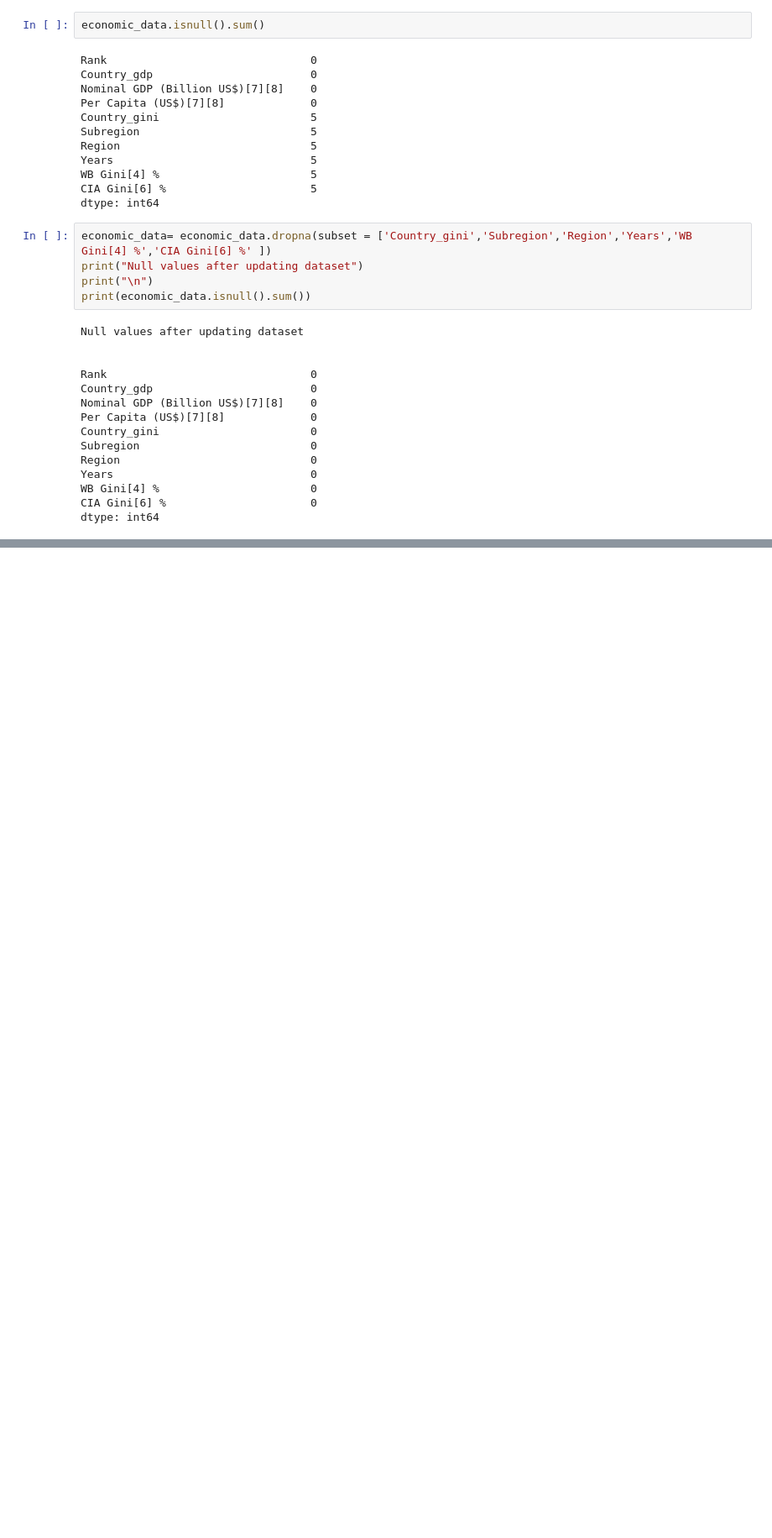
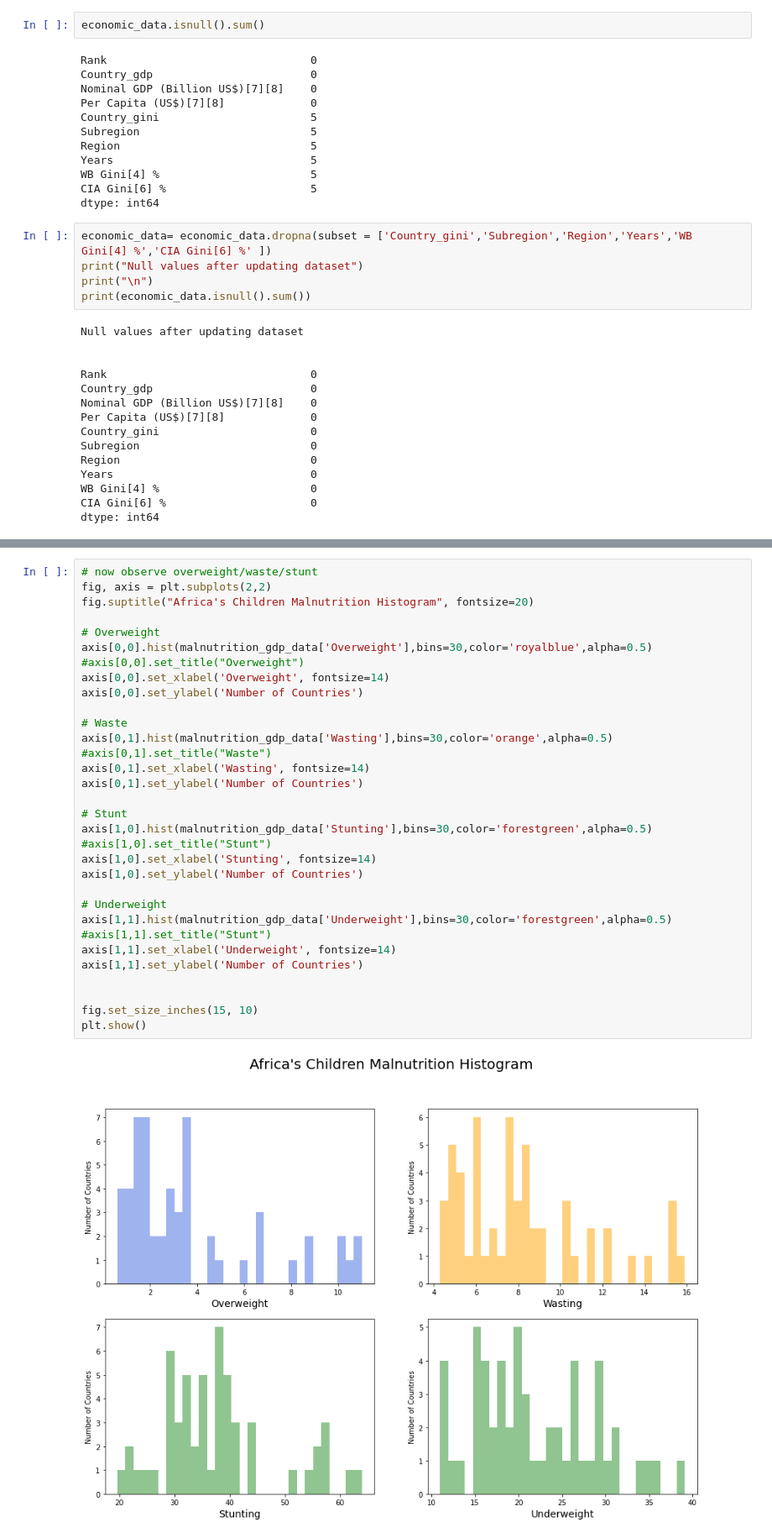
Before and after one commit to Oluwaleke/Child_malnutrition, a Jupyter notebook: Malnutrition_africa.ipynb, the cells around one changed output, grey strips where cells are left out. Shown at 84% size. Cells and saved outputs as stored; diff of their text form; blank space fills up the shorter version.

```diff
--- a/Malnutrition_africa.ipynb
+++ b/Malnutrition_africa.ipynb
@@ -316,0 +325,34 @@ dtype: int64
+# %%
+# now observe overweight/waste/stunt
+fig, axis = plt.subplots(2,2)
+fig.suptitle("Africa's Children Malnutrition Histogram", fontsize=20)
+
+# Overweight
+axis[0,0].hist(malnutrition_gdp_data['Overweight'],bins=30,color='royalblue',alpha=0.5)
+#axis[0,0].set_title("Overweight")
+axis[0,0].set_xlabel('Overweight', fontsize=14)
+axis[0,0].set_ylabel('Number of Countries')
+
+# Waste
+axis[0,1].hist(malnutrition_gdp_data['Wasting'],bins=30,color='orange',alpha=0.5)
+#axis[0,1].set_title("Waste")
+axis[0,1].set_xlabel('Wasting', fontsize=14)
+axis[0,1].set_ylabel('Number of Countries')
+
+# Stunt
+axis[1,0].hist(malnutrition_gdp_data['Stunting'],bins=30,color='forestgreen',alpha=0.5)
+#axis[1,0].set_title("Stunt")
+axis[1,0].set_xlabel('Stunting', fontsize=14)
+axis[1,0].set_ylabel('Number of Countries')
+
+# Underweight
+axis[1,1].hist(malnutrition_gdp_data['Underweight'],bins=30,color='forestgreen',alpha=0.5)
+#axis[1,1].set_title("Stunt")
+axis[1,1].set_xlabel('Underweight', fontsize=14)
+axis[1,1].set_ylabel('Number of Countries')
+
+
+fig.set_size_inches(15, 10)
+plt.show()
+# %% [output]
+[figure, added]
```
Also changed, not shown: parts of 15 cells of this notebook, 2 other files.
